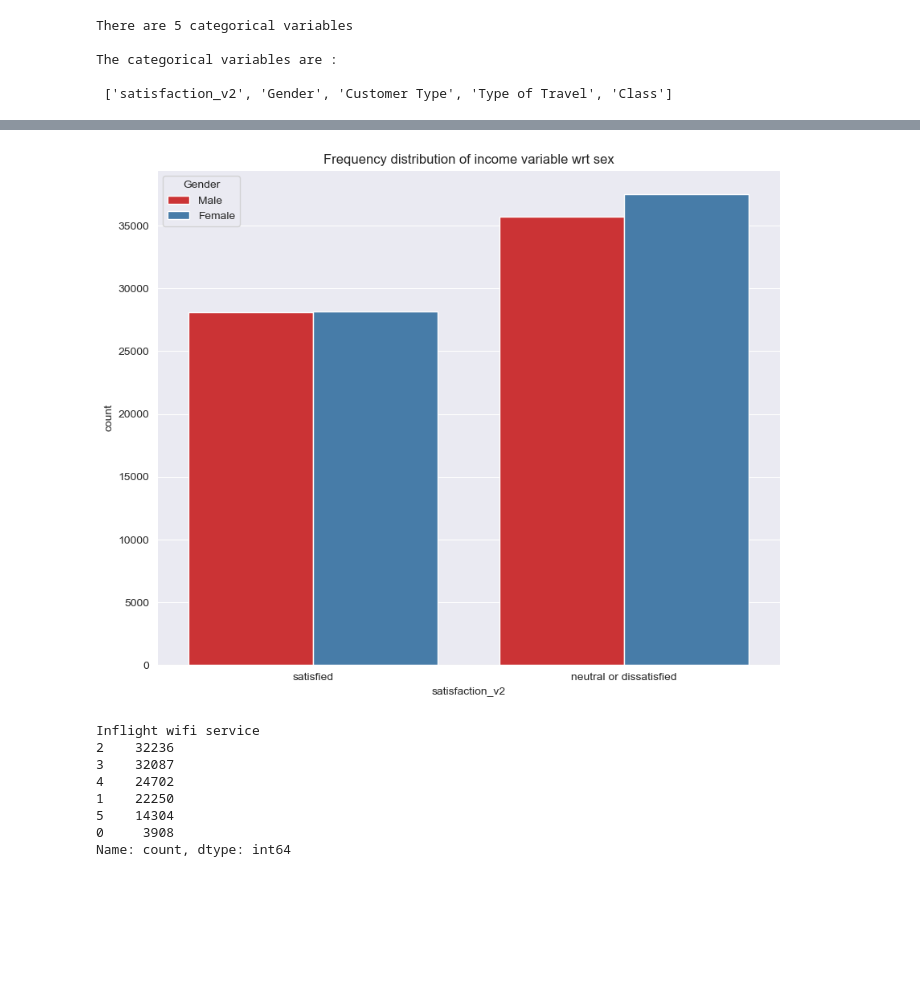
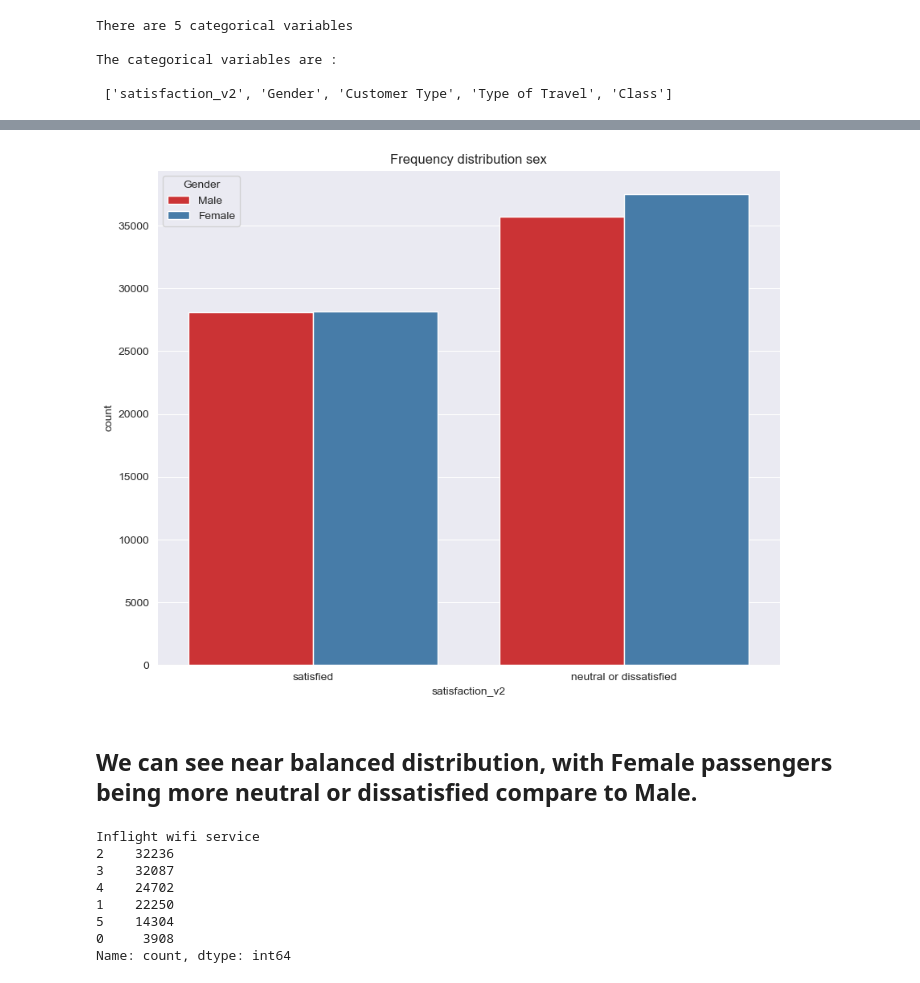
Before and after one commit to S2k22/Binary-Classification, a Jupyter notebook: Data_Cleaning+Log.ipynb, the cells around one changed output, grey strips where cells are left out. Saved outputs shown, nothing was run; the diff lists cells and outputs as text; code cells hidden in the pictures; blank space fills up the shorter version.

```diff
--- a/Data_Cleaning+Log.ipynb
+++ b/Data_Cleaning+Log.ipynb
@@ -115,10 +123,12 @@ Name: count, dtype: int64
 # %%
 f, ax = plt.subplots(figsize=(10, 8))
 ax = sns.countplot(x="satisfaction_v2", hue="Gender", data=df, palette="Set1")
-ax.set_title("Frequency distribution of income variable wrt sex")
+ax.set_title("Frequency distribution sex")
 plt.show()
 # %% [output]
-[figure, old version]
+[figure, new version]
+# %% [markdown]
+## We can see near balanced distribution, with Female passengers being more neutral or dissatisfied compare to Male.
 # %%
 counts = df['Inflight wifi service'].value_counts()
 print(counts)
```
Also changed, not shown: parts of 12 cells of this notebook, 2 other files.
